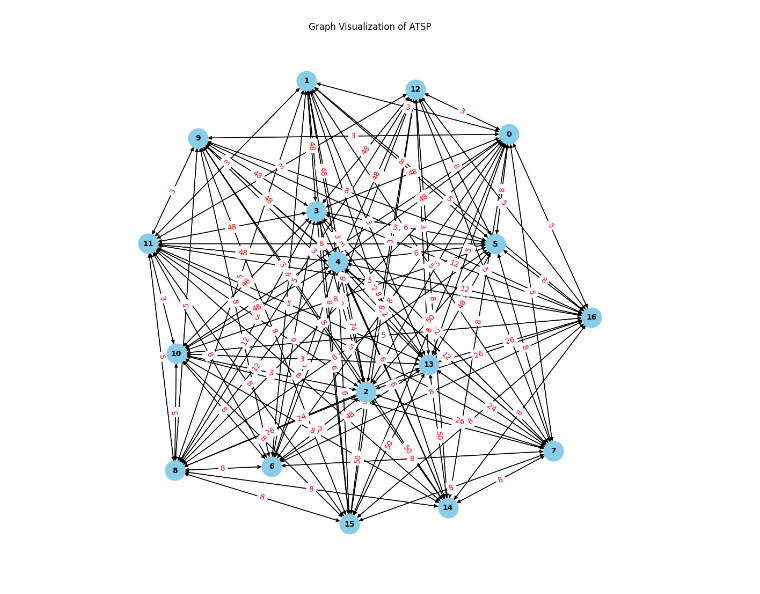
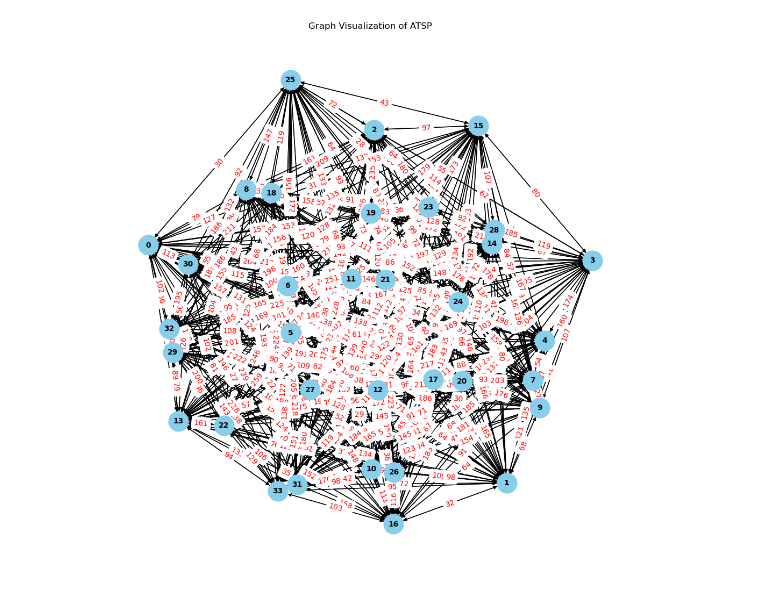
Before and after one commit to jaimeamigoUTDT/tp3, a Jupyter notebook: modelo.ipynb, the cells around one changed output. Cells and saved outputs as stored; diff of their text form; code cells hidden in the pictures.

```diff
--- a/modelo.ipynb
+++ b/modelo.ipynb
@@ -187,18 +222,18 @@ def busqueda_local(G, solucion, operador:str):
         return best_solution, best_cost
 # %%
 # Example usage
-filename = './instancias/br17.atsp'
+filename = './instancias/ftv33.atsp'
 dimension, pesos_aristas = leer_archivo(filename)
 
 G = crear_grafo_ATSP(dimension, pesos_aristas)
 
 visualizar_grafo(G)
 
 # Print the edges with weights
 # for u, v, data in G.edges(data=True):
 #     print(f"({u}, {v}, {data['weight']})")
 # %% [output]
-[figure, old version]
+[figure, new version]
 # %%
 CH_heuristica1,total_cost = heuristica_1(G)
 
```
Also changed, not shown: parts of 7 cells of this notebook.
